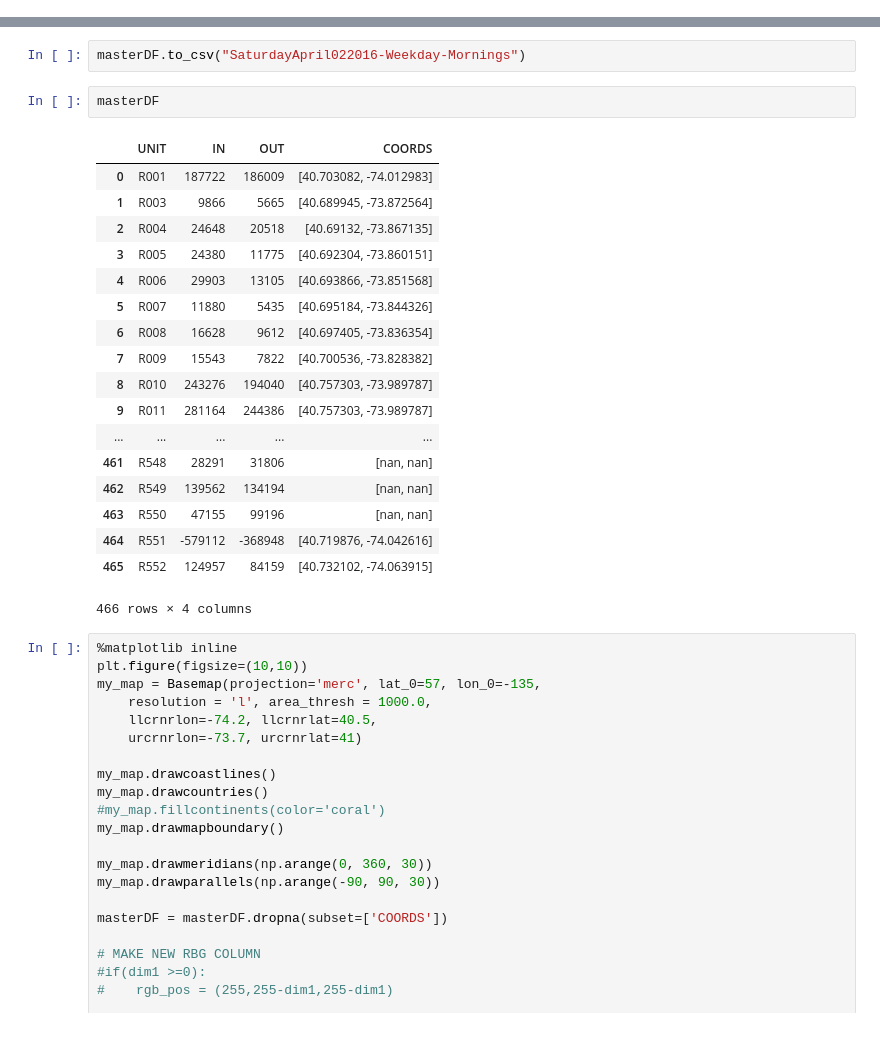
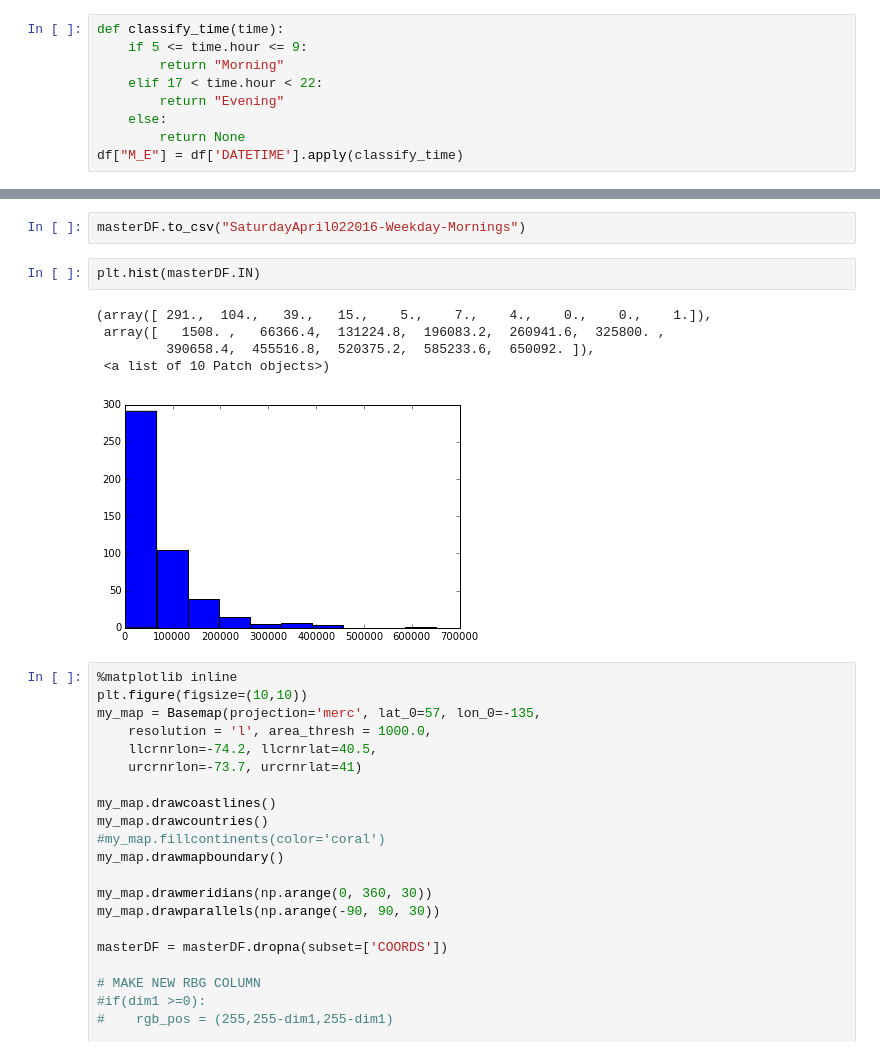
Before and after one commit to jcc-ne/Project-Benson-Collab, a Jupyter notebook: data/KCS munge play.ipynb, the cells around one changed output, grey strips where cells are left out. Cells and saved outputs as stored; diff of their text form.

```diff
--- a/data/KCS munge play.ipynb
+++ b/data/KCS munge play.ipynb
@@ -29 +52,10 @@ df['COORD'] = df['UNIT'].apply(map)
+# %%
+def classify_time(time):
+    if 5 <= time.hour <= 9:
+        return "Morning"
+    elif 17 < time.hour < 22:
+        return "Evening"
+    else:
+        return None
+df["M_E"] = df['DATETIME'].apply(classify_time)
 # %%
@@ -153,26 +133,13 @@ STATION FINISHED
 # %%
 masterDF.to_csv("SaturdayApril022016-Weekday-Mornings")
-# %%
-masterDF
-# %% [output]
-|  | UNIT | IN | OUT | COORDS |
-| 0 | R001 | 187722 | 186009 | [40.703082, -74.012983] |
-| 1 | R003 | 9866 | 5665 | [40.689945, -73.872564] |
-| 2 | R004 | 24648 | 20518 | [40.69132, -73.867135] |
-| 3 | R005 | 24380 | 11775 | [40.692304, -73.860151] |
-| 4 | R006 | 29903 | 13105 | [40.693866, -73.851568] |
-| 5 | R007 | 11880 | 5435 | [40.695184, -73.844326] |
-| 6 | R008 | 16628 | 9612 | [40.697405, -73.836354] |
-| 7 | R009 | 15543 | 7822 | [40.700536, -73.828382] |
-| 8 | R010 | 243276 | 194040 | [40.757303, -73.989787] |
-| 9 | R011 | 281164 | 244386 | [40.757303, -73.989787] |
-| ... | ... | ... | ... | ... |
-| 461 | R548 | 28291 | 31806 | [nan, nan] |
-| 462 | R549 | 139562 | 134194 | [nan, nan] |
-| 463 | R550 | 47155 | 99196 | [nan, nan] |
-| 464 | R551 | -579112 | -368948 | [40.719876, -74.042616] |
-| 465 | R552 | 124957 | 84159 | [40.732102, -74.063915] |
-466 rows × 4 columns
+# %%
+plt.hist(masterDF.IN)
+# %% [output]
+(array([ 291.,  104.,   39.,   15.,    5.,    7.,    4.,    0.,    0.,    1.]),
+ array([   1508. ,   66366.4,  131224.8,  196083.2,  260941.6,  325800. ,
+         390658.4,  455516.8,  520375.2,  585233.6,  650092. ]),
+ <a list of 10 Patch objects>)
+[figure, added]
 # %%
 %matplotlib inline
 plt.figure(figsize=(10,10))
```
Also changed, not shown: parts of 14 cells of this notebook.
